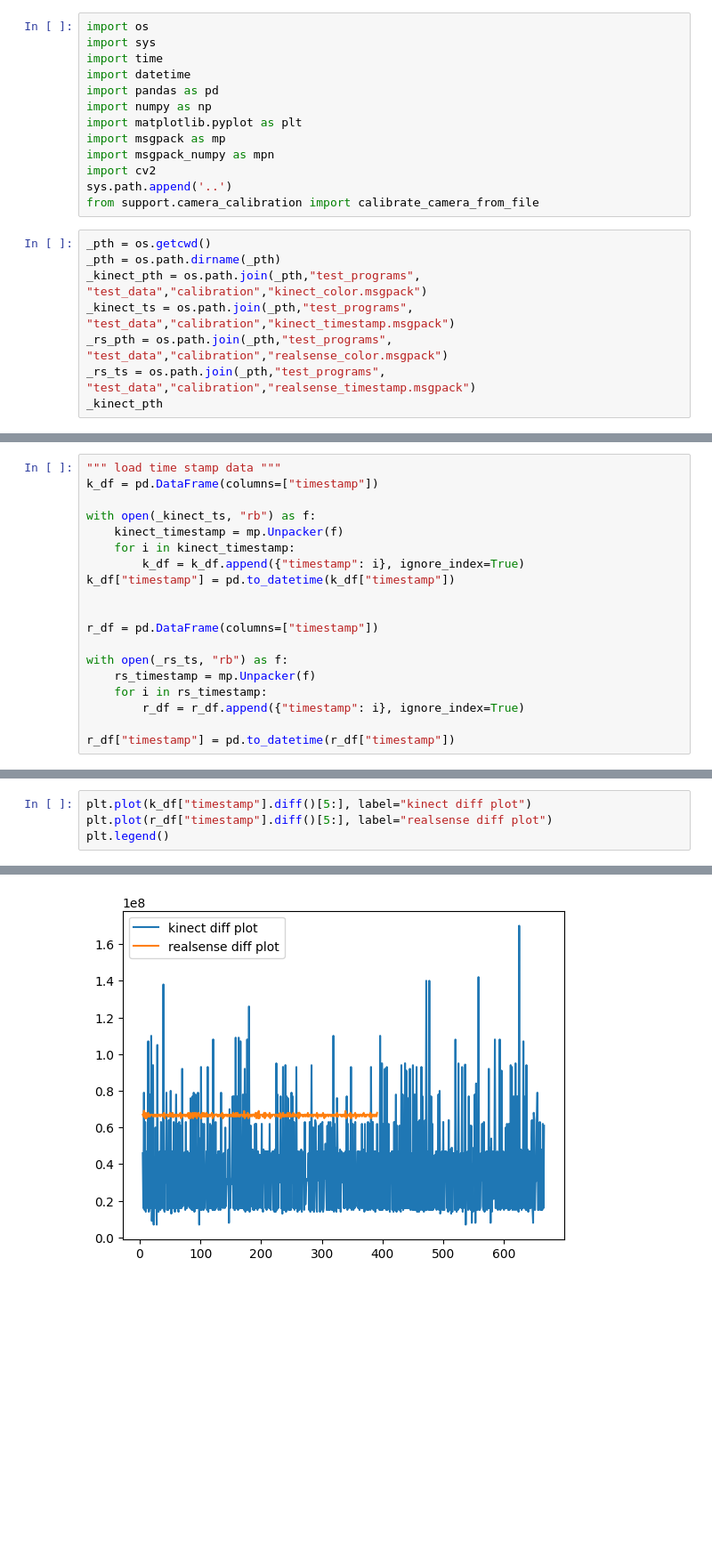
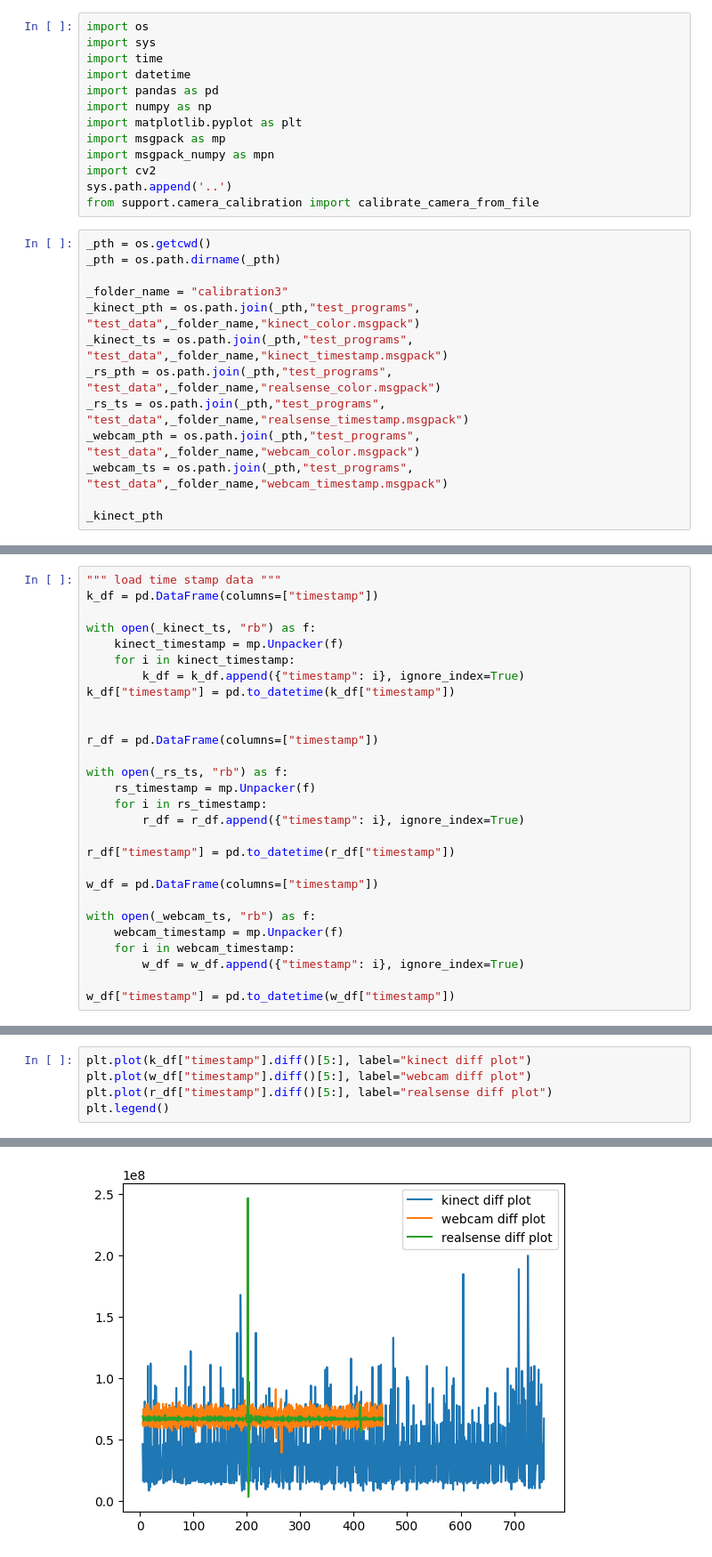
Before and after one commit to SujithChristopher/skateboard_gui, a Jupyter notebook: ipy_notebooks/multi_sensor_recorder_analysis.ipynb, the cells around one changed output, grey strips where cells are left out. Shown at 89% size. Cells and saved outputs as stored; diff of their text form; blank space fills up the shorter version.

Commit message:
all sensor programs updated

```diff
--- a/ipy_notebooks/multi_sensor_recorder_analysis.ipynb
+++ b/ipy_notebooks/multi_sensor_recorder_analysis.ipynb
@@ -14,9 +14,14 @@ from support.camera_calibration import calibrate_camera_from_file
 # %%
 _pth = os.getcwd()
 _pth = os.path.dirname(_pth)
-_kinect_pth = os.path.join(_pth,"test_programs", "test_data","calibration","kinect_color.msgpack")
-_kinect_ts = os.path.join(_pth,"test_programs", "test_data","calibration","kinect_timestamp.msgpack")
-_rs_pth = os.path.join(_pth,"test_programs", "test_data","calibration","realsense_color.msgpack")
-_rs_ts = os.path.join(_pth,"test_programs", "test_data","calibration","realsense_timestamp.msgpack")
+
+_folder_name = "calibration3"
+_kinect_pth = os.path.join(_pth,"test_programs", "test_data",_folder_name,"kinect_color.msgpack")
+_kinect_ts = os.path.join(_pth,"test_programs", "test_data",_folder_name,"kinect_timestamp.msgpack")
+_rs_pth = os.path.join(_pth,"test_programs", "test_data",_folder_name,"realsense_color.msgpack")
+_rs_ts = os.path.join(_pth,"test_programs", "test_data",_folder_name,"realsense_timestamp.msgpack")
+_webcam_pth = os.path.join(_pth,"test_programs", "test_data",_folder_name,"webcam_color.msgpack")
+_webcam_ts = os.path.join(_pth,"test_programs", "test_data",_folder_name,"webcam_timestamp.msgpack")
+
 _kinect_pth
 # %% [output]
@@ -64,6 +78,15 @@ with open(_rs_ts, "rb") as f:
         r_df = r_df.append({"timestamp": i}, ignore_index=True)
 
 r_df["timestamp"] = pd.to_datetime(r_df["timestamp"])
+
+w_df = pd.DataFrame(columns=["timestamp"])
+
+with open(_webcam_ts, "rb") as f:
+    webcam_timestamp = mp.Unpacker(f)
+    for i in webcam_timestamp:
+        w_df = w_df.append({"timestamp": i}, ignore_index=True)
+
+w_df["timestamp"] = pd.to_datetime(w_df["timestamp"])
 # %%
 plt.plot(k_df["timestamp"], label="kinect timestamp")
 plt.plot(r_df["timestamp"], label="realsense timestamp")
@@ -88,7 +112,8 @@ Name: timestamp, Length: 667, dtype: timedelta64[ns]
 # %%
 plt.plot(k_df["timestamp"].diff()[5:], label="kinect diff plot")
+plt.plot(w_df["timestamp"].diff()[5:], label="webcam diff plot")
 plt.plot(r_df["timestamp"].diff()[5:], label="realsense diff plot")
 plt.legend()
 # %% [output]
 <matplotlib.legend.Legend at 0x...>
-[figure, old version]
+[figure, new version]
```
Also changed, not shown: parts of 3 cells of this notebook, 6 other files.
